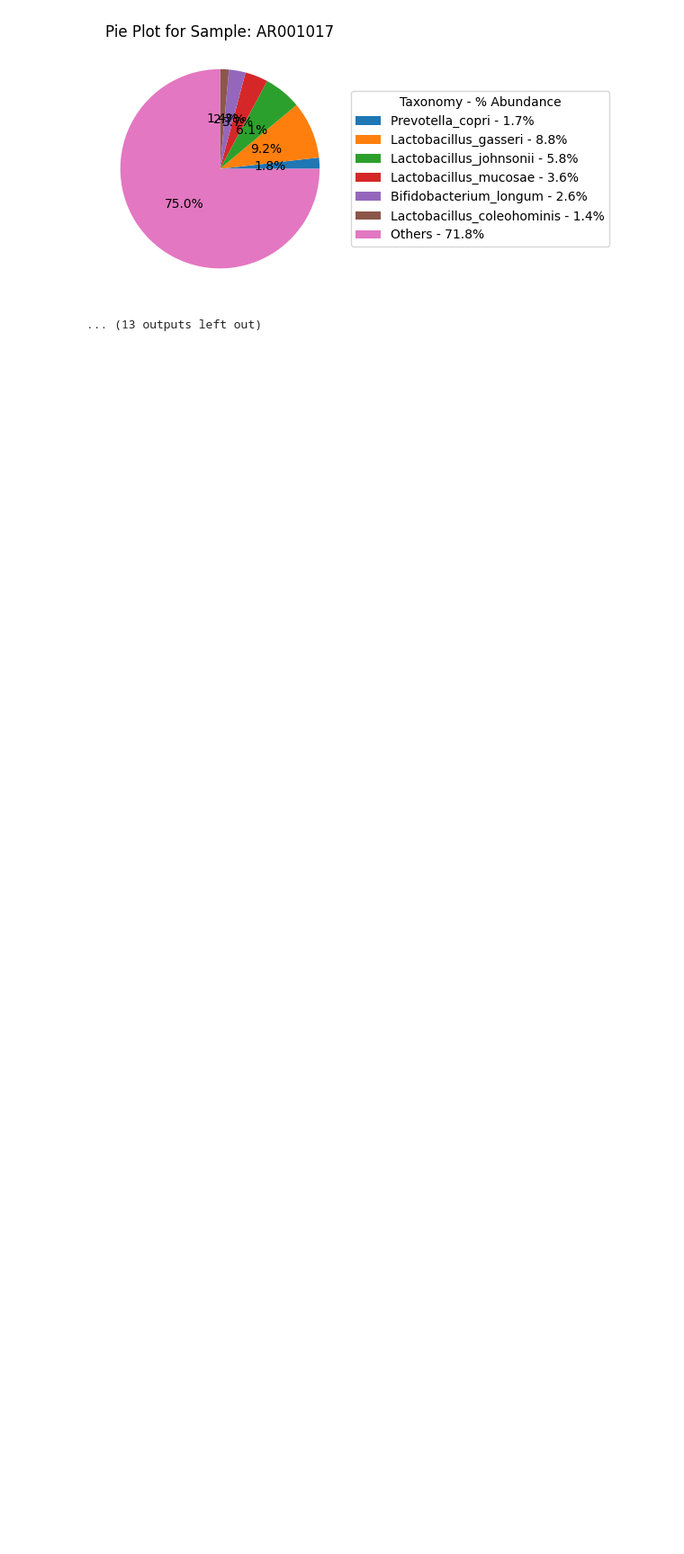
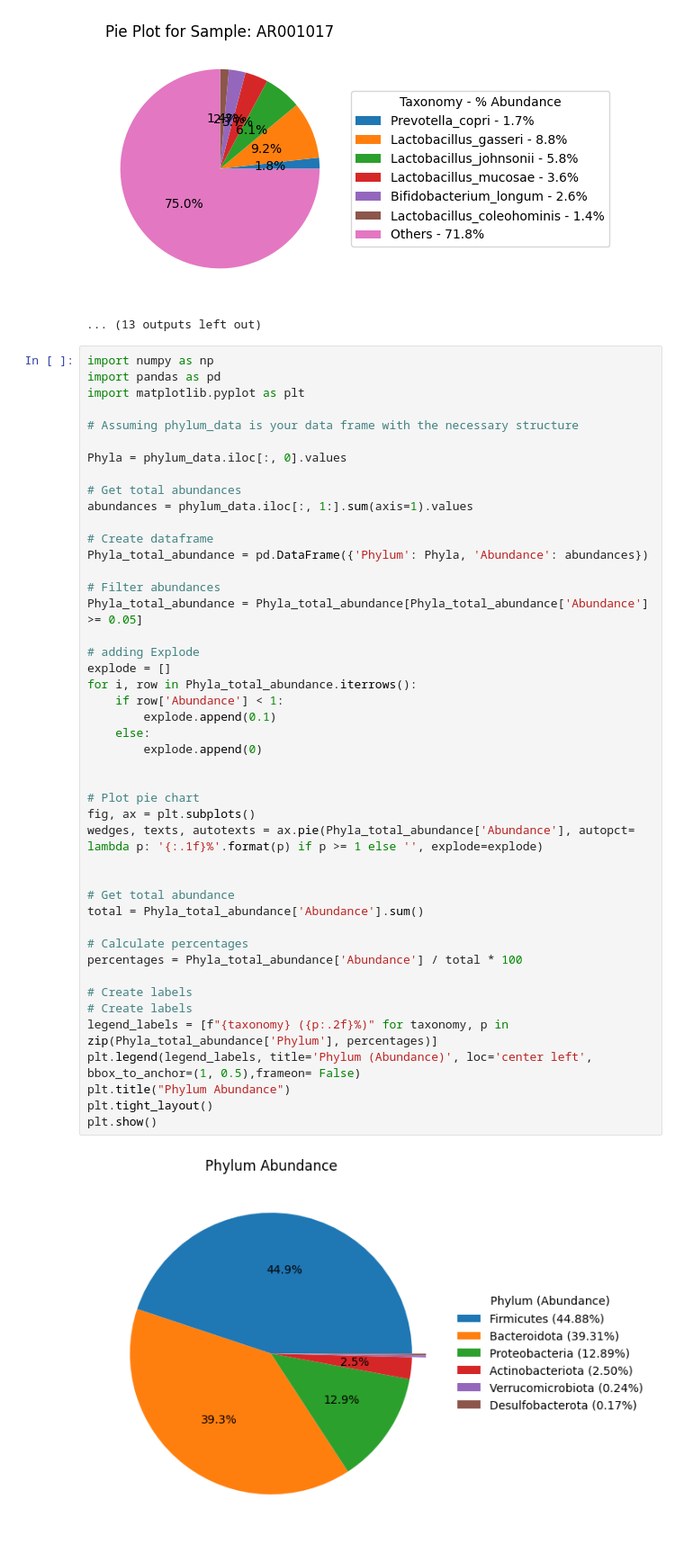
Before and after one commit to ParthDoshi97/Metagenomic_Data_analysis, a Jupyter notebook: Taxnomy_plot.ipynb, the cells around one changed output. Shown at 90% size. Saved outputs shown, nothing was run; the diff lists cells and outputs as text; blank space fills up the shorter version.

```diff
--- a/Taxnomy_plot.ipynb
+++ b/Taxnomy_plot.ipynb
@@ -175,3 +179,50 @@ for sample in unique_samples_s:
 [figure]
 [figure]
 ... (13 outputs left out)
+# %%
+import numpy as np
+import pandas as pd
+import matplotlib.pyplot as plt
+
+# Assuming phylum_data is your data frame with the necessary structure
+
+Phyla = phylum_data.iloc[:, 0].values
+
+# Get total abundances
+abundances = phylum_data.iloc[:, 1:].sum(axis=1).values
+
+# Create dataframe
+Phyla_total_abundance = pd.DataFrame({'Phylum': Phyla, 'Abundance': abundances})
+
+# Filter abundances
+Phyla_total_abundance = Phyla_total_abundance[Phyla_total_abundance['Abundance'] >= 0.05]
+
+# adding Explode
+explode = []
+for i, row in Phyla_total_abundance.iterrows():
+    if row['Abundance'] < 1:
+        explode.append(0.1)
+    else:
+        explode.append(0)
+
+
+# Plot pie chart
+fig, ax = plt.subplots()
+wedges, texts, autotexts = ax.pie(Phyla_total_abundance['Abundance'], autopct= lambda p: '{:.1f}%'.format(p) if p >= 1 else '', explode=explode)
+
+
+# Get total abundance
+total = Phyla_total_abundance['Abundance'].sum()
+
+# Calculate percentages
+percentages = Phyla_total_abundance['Abundance'] / total * 100
+
+# Create labels
+# Create labels
+legend_labels = [f"{taxonomy} ({p:.2f}%)" for taxonomy, p in zip(Phyla_total_abundance['Phylum'], percentages)]
+plt.legend(legend_labels, title='Phylum (Abundance)', loc='center left', bbox_to_anchor=(1, 0.5),frameon= False)
+plt.title("Phylum Abundance")
+plt.tight_layout()
+plt.show()
+# %% [output]
+[figure, added]
```
Also changed, not shown: parts of 4 cells of this notebook, 3 other files.
